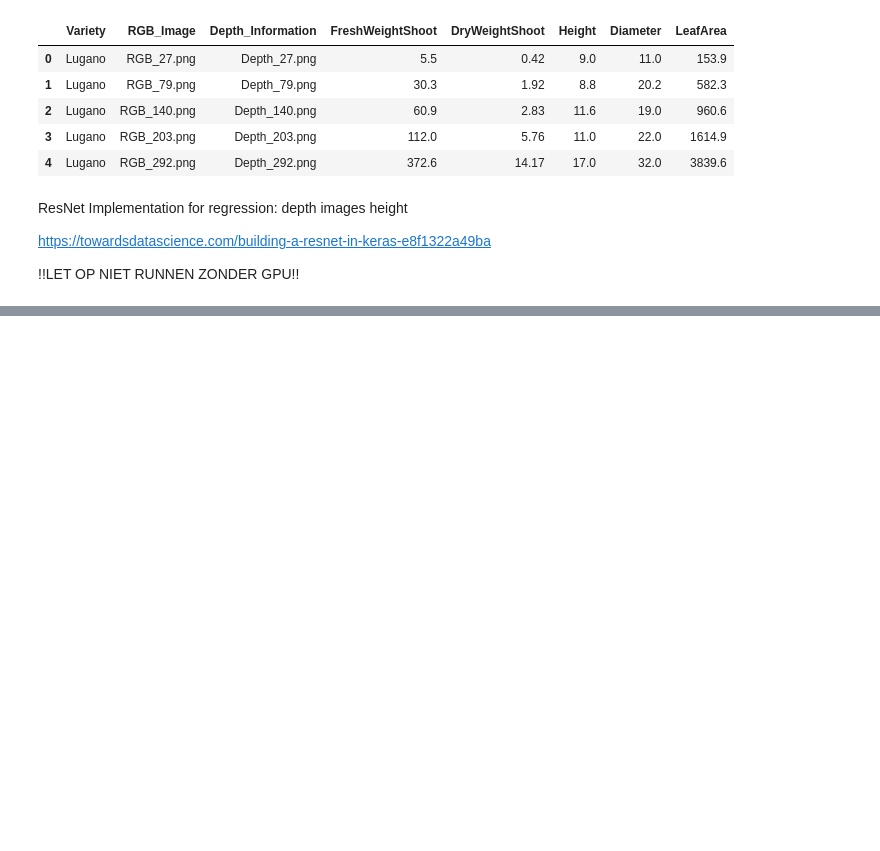
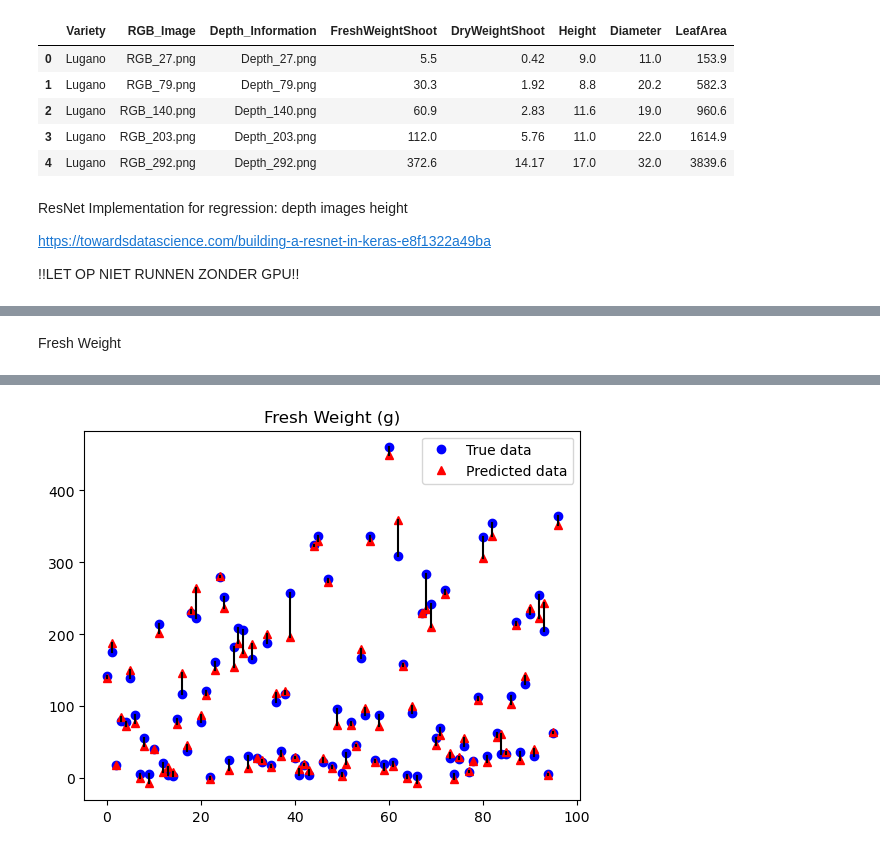
Before and after one commit to Niekwijs/lettuce-growth-models, a Jupyter notebook: Plant_variable_predictor/growth-recog.ipynb, the cells around one changed output, grey strips where cells are left out. Saved outputs shown, nothing was run; the diff lists cells and outputs as text; code cells hidden in the pictures; blank space fills up the shorter version.

```diff
--- a/Plant_variable_predictor/growth-recog.ipynb
+++ b/Plant_variable_predictor/growth-recog.ipynb
@@ -281,0 +316,7 @@ INFO:tensorflow:Assets written to: checkpoints/res_net20221220-135423\cp-0003.ck
+# %% [markdown]
+Fresh Weight
+# %%
+X_train, y_train, X_test, y_test = prepare_data(2,'FreshWeightShoot',0, False)
+model = tf.keras.models.load_model('./checkpoints/rgb-d_freshweight/cp-0100.ckpt')
+plot_true_vs_predicted(model, X_test, y_test, 'Fresh Weight (g)')
+# %% [output]
@@ -281,0 +324 @@ INFO:tensorflow:Assets written to: checkpoints/res_net20221220-135423\cp-0003.ck
+[figure, added]
```
Also changed, not shown: parts of 15 cells of this notebook, 4 other files.
